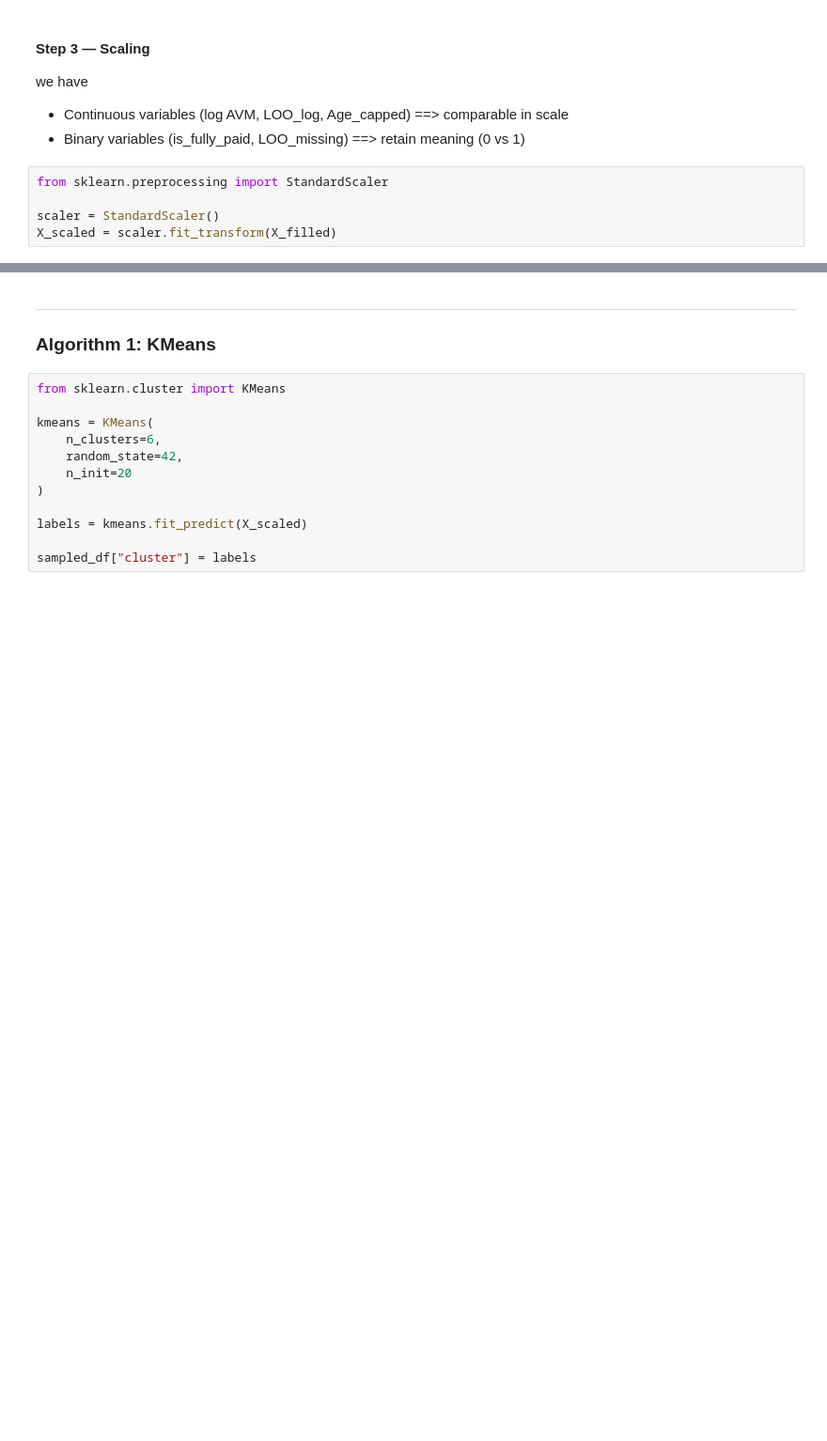
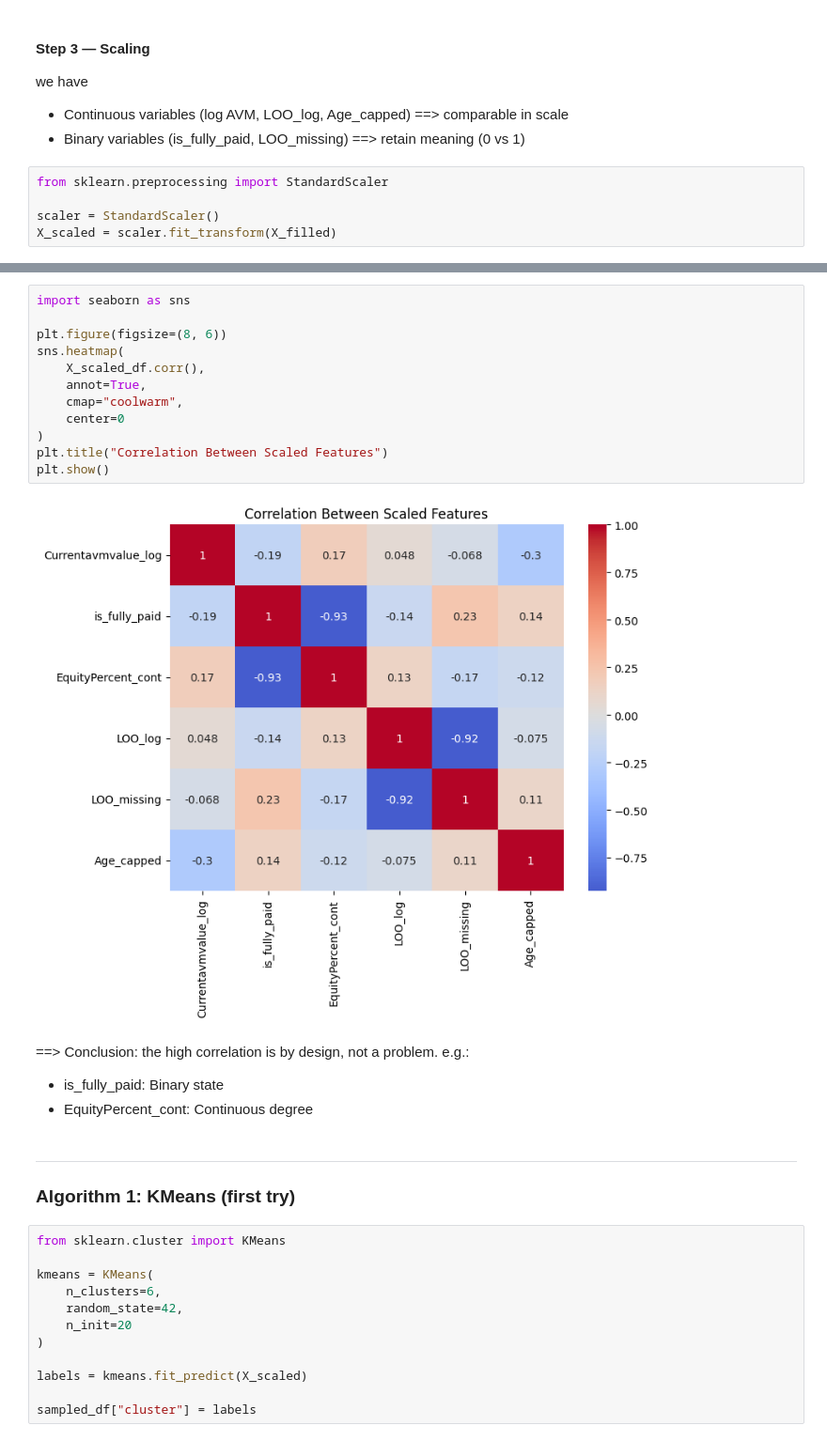
Before and after one commit to m-kareem/Property_clustring, a Jupyter notebook: Data_exploration.ipynb, the cells around one changed output, grey strips where cells are left out. Shown at 94% size. Saved outputs shown, nothing was run; the diff lists cells and outputs as text; blank space fills up the shorter version.

```diff
--- a/Data_exploration.ipynb
+++ b/Data_exploration.ipynb
@@ -555,7 +591,25 @@ X_scaled = scaler.fit_transform(X_filled)
+# %%
+import seaborn as sns
+
+plt.figure(figsize=(8, 6))
+sns.heatmap(
+    X_scaled_df.corr(),
+    annot=True,
+    cmap="coolwarm",
+    center=0
+)
+plt.title("Correlation Between Scaled Features")
+plt.show()
+# %% [output]
+[figure, added]
+# %% [markdown]
+==> Conclusion: the high correlation is by design, not a problem. e.g.:
+- is_fully_paid: Binary state
+- EquityPercent_cont: Continuous degree
 # %% [markdown]
 ---
 
-### Algorithm 1: KMeans
+### Algorithm 1: KMeans (first try)
 # %%
 from sklearn.cluster import KMeans
 
```
Also changed, not shown: parts of 13 cells of this notebook.
